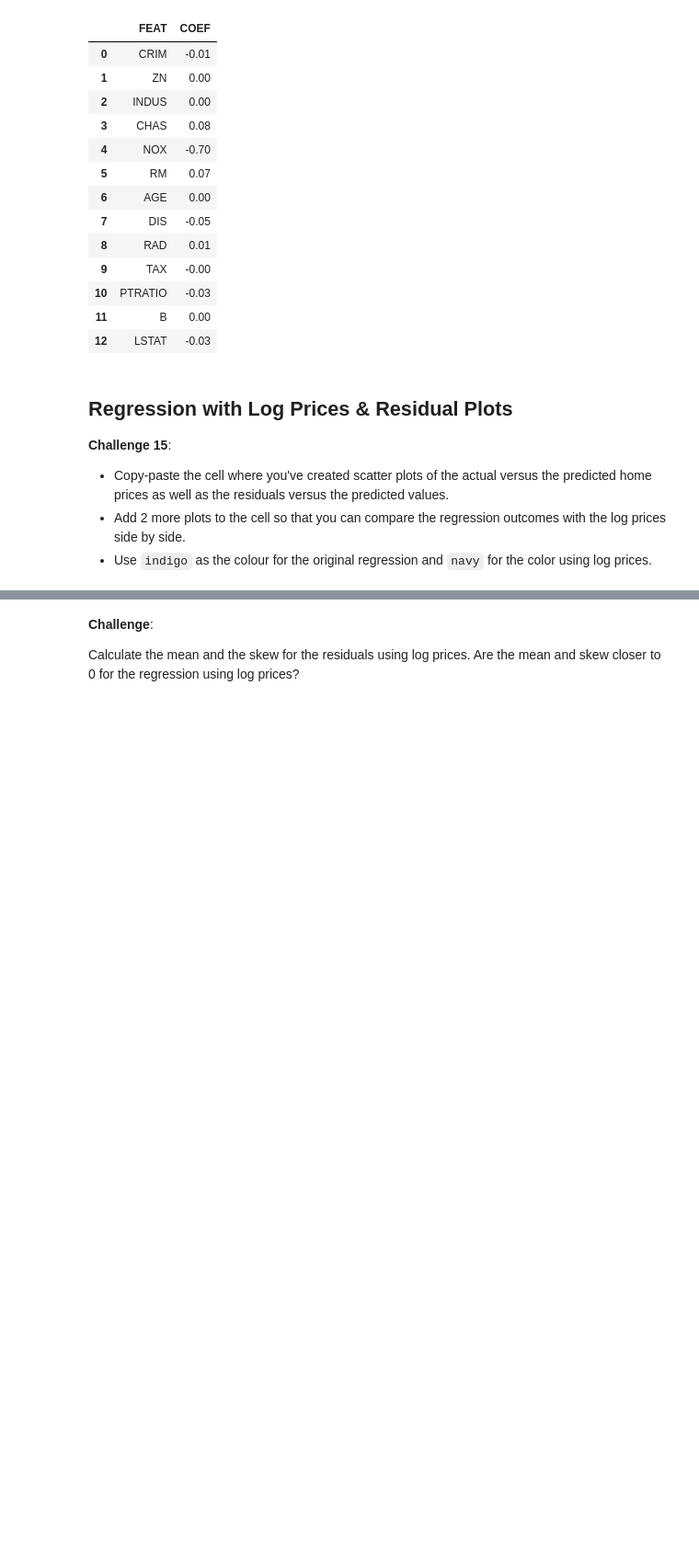
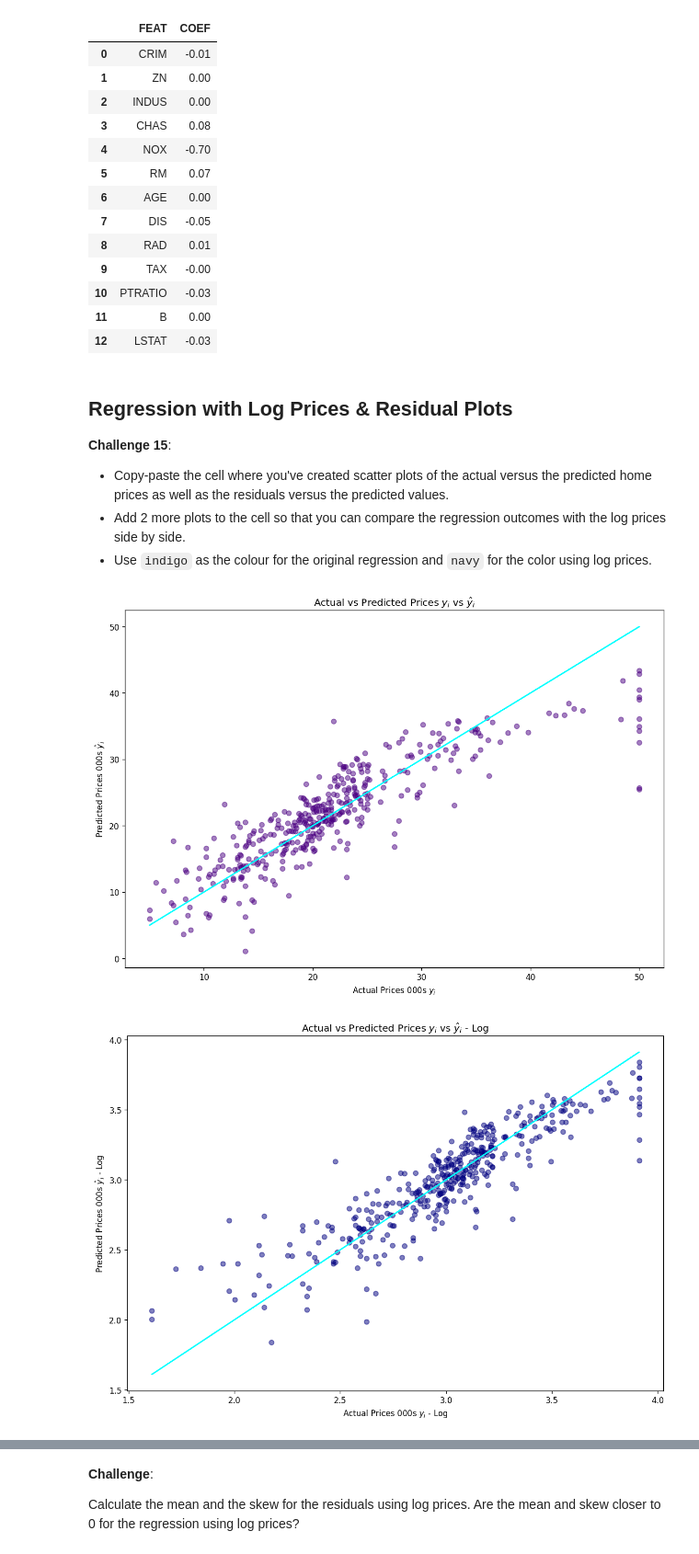
Before and after one commit to ahpmatias/capstone-boston-house-prices, a Jupyter notebook: Multivariable_Regression_and_Valuation_Model_(start).ipynb, the cells around one changed output, grey strips where cells are left out. Shown at 92% size. Cells and saved outputs as stored; diff of their text form; code cells hidden in the pictures; blank space fills up the shorter version.

```diff
--- a/Multivariable_Regression_and_Valuation_Model_(start).ipynb
+++ b/Multivariable_Regression_and_Valuation_Model_(start).ipynb
@@ -646,6 +646,9 @@ features_coef_with_log
 | 10 | PTRATIO | -0.03 |
 | 11 | B | 0.00 |
 | 12 | LSTAT | -0.03 |
+# %%
+predicted_values_log = reg.predict(X_train_with_log)
+residuals_log = (y_train_with_log - predicted_values_log)
 # %% [markdown]
 ## Regression with Log Prices & Residual Plots
 
@@ -654,3 +657,39 @@ features_coef_with_log
 * Copy-paste the cell where you've created scatter plots of the actual versus the predicted home prices as well as the residuals versus the predicted values.
 * Add 2 more plots to the cell so that you can compare the regression outcomes with the log prices side by side.
 * Use `indigo` as the colour for the original regression and `navy` for the color using log prices.
+# %%
+plt.figure(figsize=(12,8), dpi=120)
+
+plt.scatter(x=y_train,
+            y=predicted_values,
+            color='indigo',
+            alpha=0.5)
+
+plt.plot(y_train,
+         y_train,
+         color='#00ffff')
+
+plt.title('Actual vs Predicted Prices $y_i$ vs $\hat y_i$')
+plt.xlabel('Actual Prices 000s $y_i$')
+plt.ylabel('Predicted Prices 000s $\hat y_i$')
+
+plt.show()
+
+plt.figure(figsize=(12,8), dpi=120)
+
+plt.scatter(x=y_train_with_log,
+            y=predicted_values_log,
+            color='navy',
+            alpha=0.5)
+plt.plot(y_train_with_log,
+         y_train_with_log,
+         color='#00ffff')
+
+plt.title('Actual vs Predicted Prices $y_i$ vs $\hat y_i$ - Log')
+plt.xlabel('Actual Prices 000s $y_i$ - Log')
+plt.ylabel('Predicted Prices 000s $\hat y_i$ - Log')
+
+plt.show()
+# %% [output]
+[figure, added]
+[figure, added]
```
Also changed, not shown: parts of 1 cell of this notebook.
